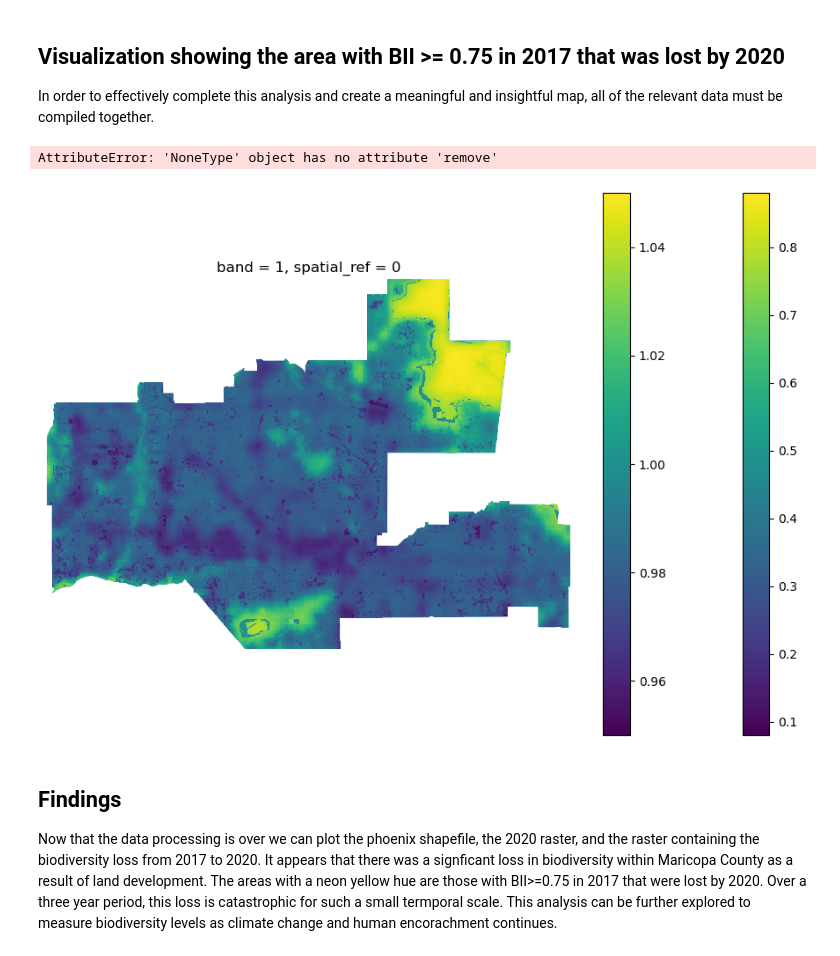
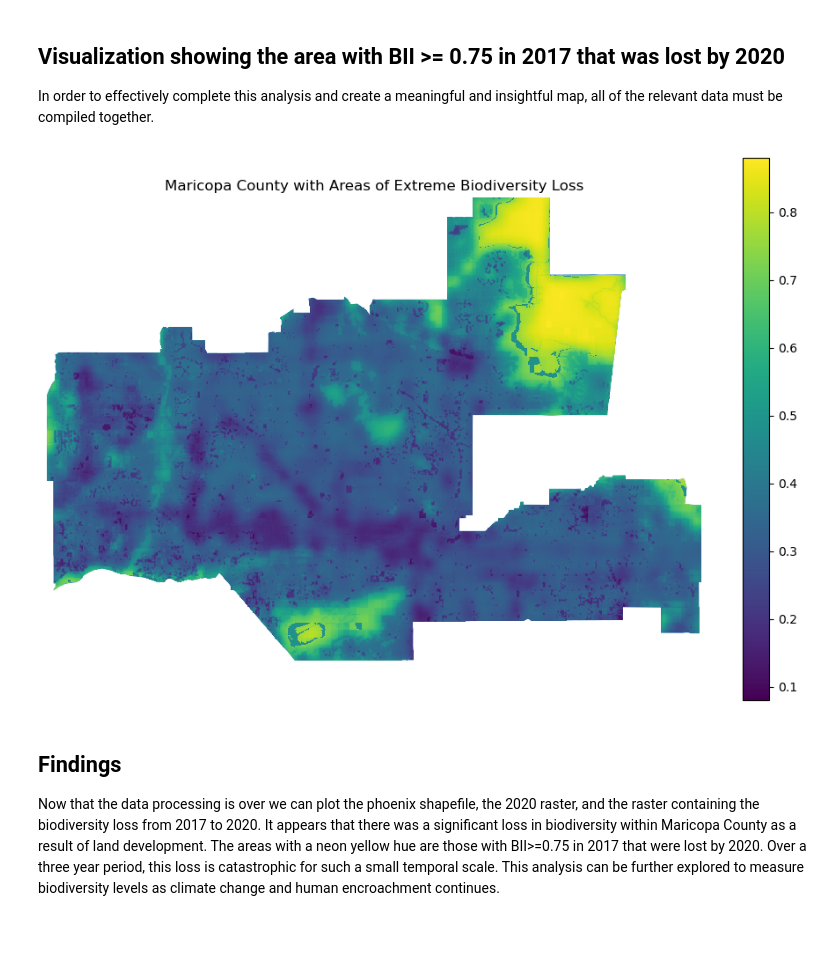
Before and after one commit to kateebeckerr/biodiversity_index_phoenix, a Jupyter notebook: phoenix_biodiversity.ipynb, the cells around one changed output. Drawn from its saved outputs; the diff is of its cells as text; code cells hidden in the pictures.

Commit message:
phoenix biodiversity

```diff
--- a/phoenix_biodiversity.ipynb
+++ b/phoenix_biodiversity.ipynb
@@ -141,7 +151,7 @@ Image(url=ph_2020.assets['rendered_preview'].href, width=500)
 In order to study biodiversity loss, the biodiversity intactness index (BII)is employed which estimates how the average abundance of native terrestrial species in a region (2020) compares with their abundances before pronounced human impacts (2017). Area that has been lost with a BII of at least 0.75 or greater signifies an extreme biodiversity loss and is therefore used as a threshold in this analysis.
 # %%
 #set threshold
-bi_threshold >= 0.75
+bi_threshold = 0.75
 
 #found the areas in which the BII was greater than 0.75
 above_thresh_2017 = ph_2017 >= bi_threshold
@@ -237,19 +225,20 @@ In order to effectively complete this analysis and create a meaningful and insig
 # %%
 fig, ax = plt.subplots(figsize=(12, 8))
 ax.axis('off')
 
 phoenix.plot(ax=ax) #plot phoenix shapefile
-ph_2020.plot(ax=ax, add_colorbar=False) #plot 2020 raster
-lost_pixels.where(lost_pixels == 1).plot(ax=ax, color  = 'pink') #plotting the area with BII >= 0.75 in 2017 that was lost by 2020
+ph_2020.plot(ax=ax) #plot 2020 raster
+lost_pixels.where(lost_pixels == 1).plot(ax=ax,  add_colorbar=False) #plotting the area with BII >= 0.75 in 2017 that was lost by 2020
+
 
 plt.title('Maricopa County with Areas of Extreme Biodiversity Loss') #added a title
 
 plt.show() #printed map
 
+
 #get rid of bar on left
 # %% [output]
-AttributeError: 'NoneType' object has no attribute 'remove'
-[figure, old version]
+[figure, new version]
 # %% [markdown]
 ## Findings
-Now that the data processing is over we can plot the phoenix shapefile, the 2020 raster, and the raster containing the biodiversity loss from 2017 to 2020. It appears that there was a signficant loss in biodiversity within Maricopa County as a result of land development. The areas with a neon yellow hue are those with BII>=0.75 in 2017 that were lost by 2020. Over a three year period, this loss is catastrophic for such a small termporal scale. This analysis can be further explored to measure biodiversity levels as climate change and human encorachment continues.
+Now that the data processing is over we can plot the phoenix shapefile, the 2020 raster, and the raster containing the biodiversity loss from 2017 to 2020. It appears that there was a significant loss in biodiversity within Maricopa County as a result of land development. The areas with a neon yellow hue are those with BII>=0.75 in 2017 that were lost by 2020. Over a three year period, this loss is catastrophic for such a small temporal scale. This analysis can be further explored to measure biodiversity levels as climate change and human encroachment continues.
```
Also changed, not shown: parts of 27 cells of this notebook, 1 other file.
